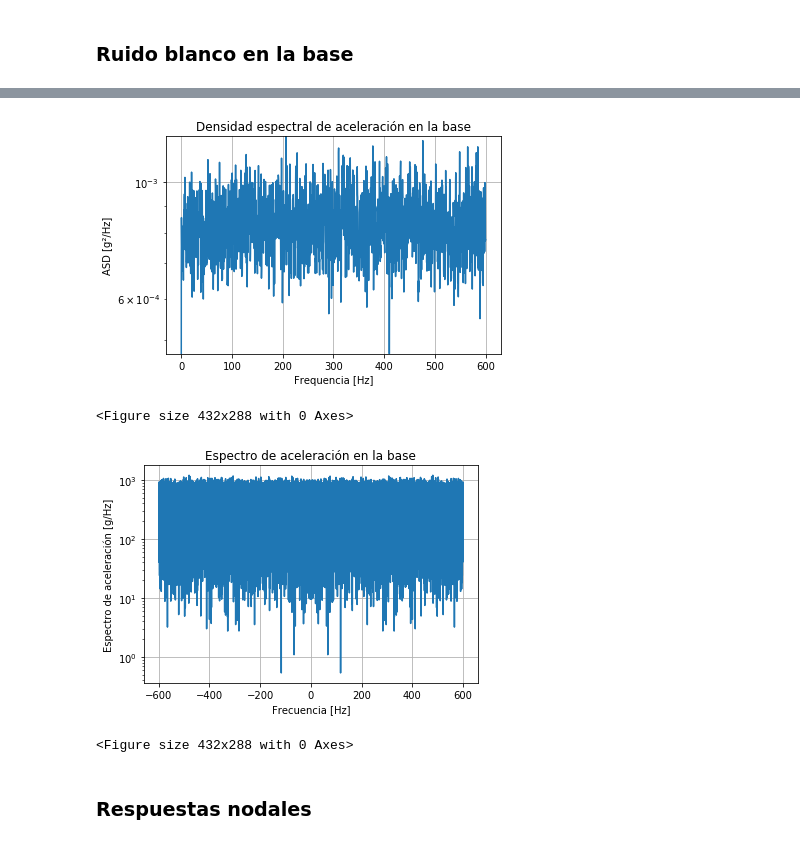
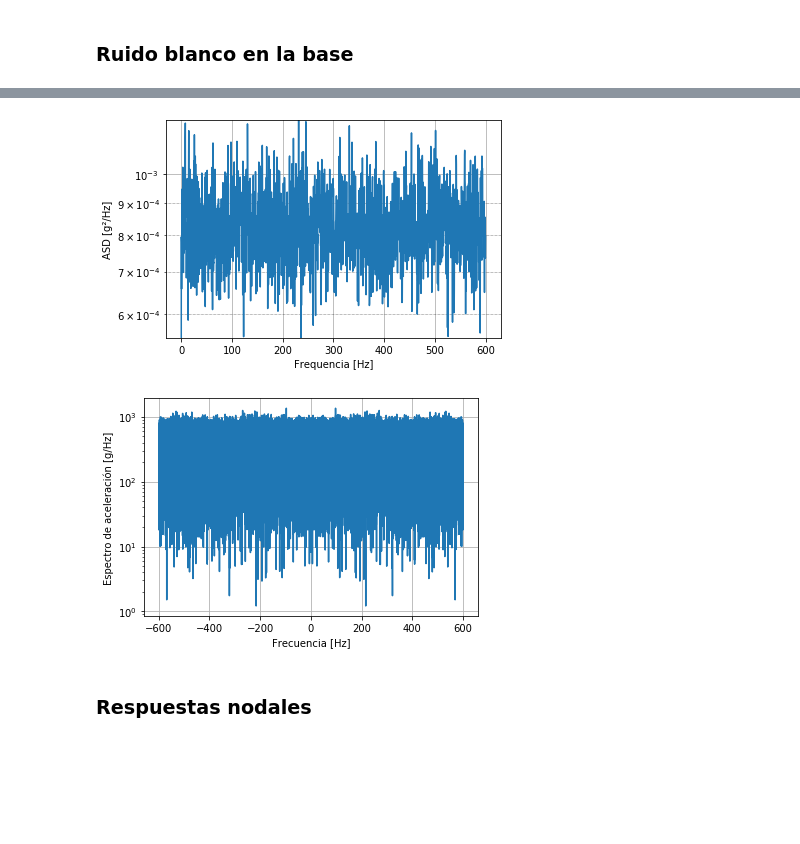
Before and after one commit to rafadodo/atelier, a Jupyter notebook: ema_vs_oma_full.ipynb, the cells around one changed output, grey strips where cells are left out. Drawn from its saved outputs; the diff is of its cells as text; code cells hidden in the pictures; blank space fills up the shorter version.

```diff
--- a/ema_vs_oma_full.ipynb
+++ b/ema_vs_oma_full.ipynb
@@ -99,40 +150,39 @@ Ug_time = g_rms * np.random.normal(size=len(t))
 # %%
 # PSD de aceleraciones en la base
 nperseg = 4096
 Ug_psd_freq, Ug_psd = signal.welch(Ug_time,
                       fs=f_s, # sample rate
                       window='hamming', # apply a Hanning window before taking the DFT
                       nperseg=nperseg, # compute periodograms of 256-long segments of x
                       detrend='constant', # detrend x by subtracting the mean)
                       return_onesided=False)
 
 plt.figure()
 plt.semilogy(Ug_psd_freq[:len(Ug_psd)//2], Ug_psd[:len(Ug_psd)//2])
-plt.title('Densidad espectral de aceleración en la base')
+# plt.title('Densidad espectral de aceleración en la base')
 plt.ylim([np.min(Ug_psd[1:]), np.max(Ug_psd[1:])])
 plt.xlabel('Frequencia [Hz]')
 plt.ylabel('ASD [g²/Hz]')
-plt.grid()
+plt.grid('major')
+plt.grid(which='minor', linestyle=':', linewidth='0.5', color='black')
+plt.savefig('Ug_PSD.pdf', bbox_inches='tight')
 plt.show()
-plt.savefig('PSD_Ug.png')
 # %% [output]
-[figure, old version]
+[figure, new version]
-<Figure size 432x288 with 0 Axes>
 # %%
 # Transformada de Fourier de aceleraciones en la base
 Ug_fft = np.fft.fft(Ug_time)
 Ug_fft_freq= np.fft.fftfreq(len(t), d=delta_t)
 plt.figure()
 plt.semilogy(Ug_fft_freq, abs(Ug_fft))
-plt.title('Espectro de aceleración en la base')
+# plt.title('Espectro de aceleración en la base')
 plt.xlabel('Frecuencia [Hz]')
 plt.ylabel('Espectro de aceleración [g/Hz]')
 plt.grid()
+plt.savefig('Ug_FFT.pdf', bbox_inches='tight')
 plt.show()
-plt.savefig('FFT_Ug.png')
 # %% [output]
-[figure, old version]
+[figure, new version]
-<Figure size 432x288 with 0 Axes>
 # %% [markdown]
 ### Respuestas nodales
 # %%
```
Also changed, not shown: parts of 34 cells of this notebook, 2 other files.
